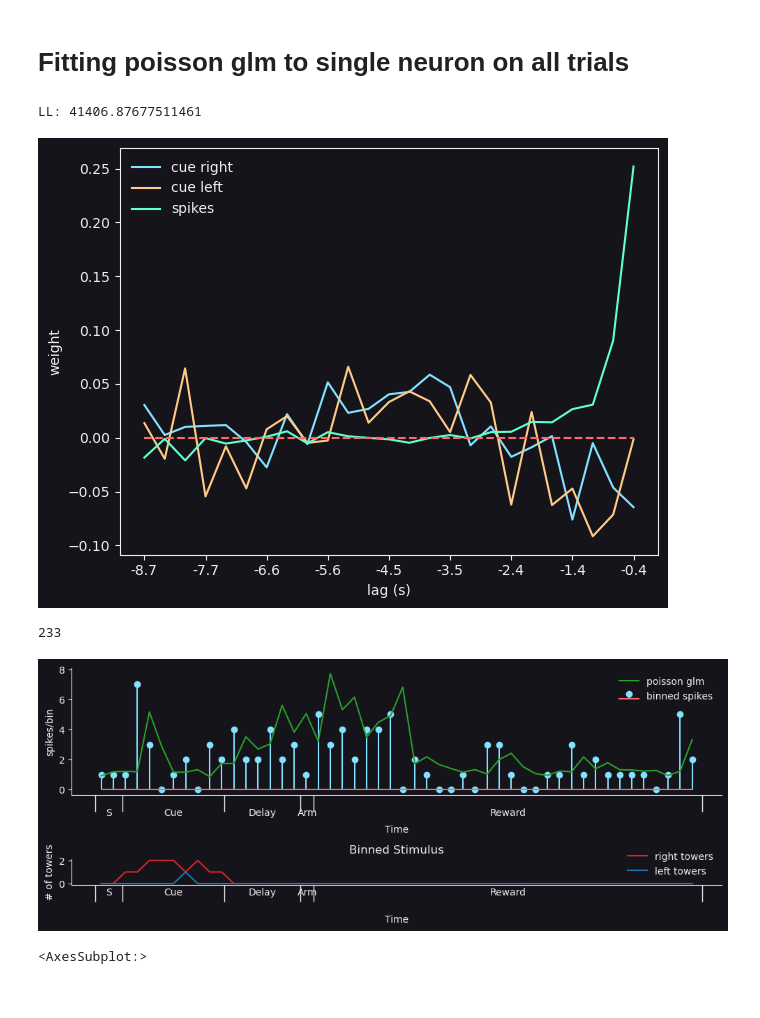
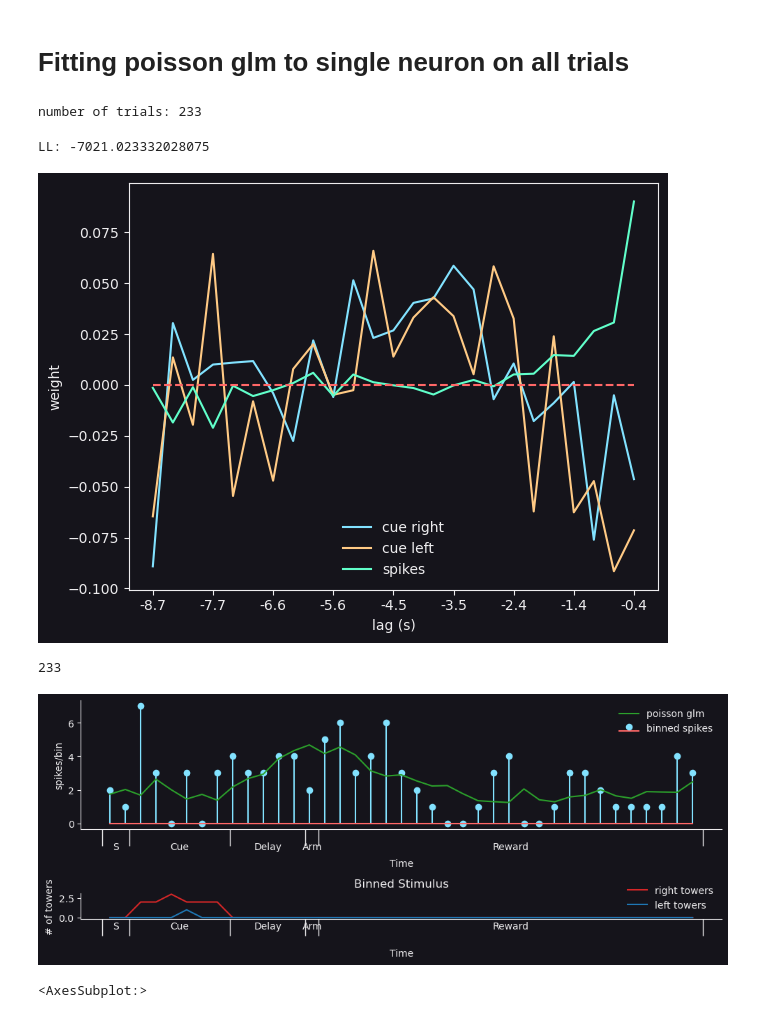
Before and after one commit to thejuc/towers_glm_hmm, a Jupyter notebook: glm_test.ipynb, the cells around one changed output. Saved outputs shown, nothing was run; the diff lists cells and outputs as text; code cells hidden in the pictures.

```diff
--- a/glm_test.ipynb
+++ b/glm_test.ipynb
@@ -122,7 +126,7 @@ X_sp.shape
 
 neuron = 11
 trial_indices = np.nonzero(data["currMaze"] > 7)[0]
-
+print(f'number of trials: {trial_indices.size}')
 X = []
 y = []
 filt_len = 25
@@ -145,11 +149,14 @@ for trial_idx in trial_indices:
     binned_stimr, _ = np.histogram(rcue_times, bins)
     binned_stiml, _ = np.histogram(lcue_times, bins)
     binned_spikes, _ = np.histogram(spikes - trial_start, bins)
+    binned_ev = np.cumsum(binned_stimr) - np.cumsum(binned_stiml)
 
     padded_stimr = np.pad(binned_stimr, (filt_len - 1, 0), constant_values=(0, 0))
     X_sr = hankel(padded_stimr[: -filt_len + 1], padded_stimr[-filt_len:])
     padded_stiml = np.pad(binned_stiml, (filt_len - 1, 0), constant_values=(0, 0))
     X_sl = hankel(padded_stiml[: -filt_len + 1], padded_stiml[-filt_len:])
+    padded_ev = np.pad(binned_ev, (filt_len - 1, 0), constant_values=(0, 0))
+    X_ev = hankel(padded_ev[: -filt_len + 1], padded_stiml[-filt_len:])
 
     padded_spikes = np.pad(binned_spikes[:-1], (filt_len, 0), constant_values=(0, 0))
     X_sp = hankel(padded_spikes[: -filt_len + 1], padded_spikes[-filt_len:])
@@ -159,32 +166,38 @@ for trial_idx in trial_indices:
 
 X = np.vstack(X)
 y = np.vstack(y)
+
+#,
+# %% [output]
+number of trials: 233
 # %%
-glm_poisson_exp = sm.GLM(endog=y, exog=X, family=sm.families.Poisson())
+weights = np.zeros(y.shape[0]) * 0.0001
+weights[:1000] = 1
 
-pGLM_results = glm_poisson_exp.fit(max_iter=100, tol=1e-6, tol_criterion="params")
+glm = sm.GLM(endog=y, exog=X, family=sm.families.Poisson())#, freq_weights=weights)
 
-pGLM_const = pGLM_results.params[0]
-pGLM_filt = pGLM_results.params[1:]  # stimulus filter
-rate_pred_pGLM = np.exp(pGLM_const + X[:, :-1] @ pGLM_filt)
+res = glm.fit(max_iter=1000, tol=1e-6, tol_criterion="params")
+
+w = res.params
+rate = np.exp(X@w)
+
+LL = y.T @ np.log(rate) - rate.sum()
+print(f"LL: {LL[0]}")
 
 fig, ax = plt.subplots()
-ax.plot(pGLM_filt.reshape(-1, filt_len).T, label=["cue right", "cue left", "spikes"])
+ax.plot(w[:-1].reshape(-1, filt_len).T, label=["cue right", "cue left", "spikes"])
 ax.plot(np.arange(filt_len), np.zeros(filt_len), "--")
 ax.legend()
 xlabels = np.round(
     -1 * np.arange(bin_size, filt_len * bin_size + bin_size, bin_size)[::-3], 1
 )
 ax.set_xticks(np.arange(filt_len)[::3], xlabels)
 ax.set_xlabel("lag (s)")
 ax.set_ylabel("weight")
 plt.tight_layout()
-
-LL = y.T @ np.log(rate_pred_pGLM) + rate_pred_pGLM.sum()
-print(f"LL: {LL[0]}")
 # %% [output]
-LL: 41406.87677511461
+LL: -7021.023332028075
-[figure, old version]
+[figure, new version]
 # %%
 fig, axs = plt.subplots(2, 1, figsize=(10, 4), gridspec_kw={"height_ratios": [5, 1]})
 
@@ -219,7 +232,8 @@ X_sp = hankel(padded_spikes[: -filt_len + 1], padded_spikes[-filt_len:])
 
 X_plot = np.hstack((X_sr, X_sl, X_sp, np.ones((X_sp.shape[0], 1))))
 y_plot = binned_spikes[:, np.newaxis]
-y_pred = np.exp(pGLM_const + X_plot[:, :-1] @ pGLM_filt)
+# y_pred = np.exp(pGLM_const + X_plot[:, :-1] @ pGLM_filt)
+y_pred = np.exp(X_plot @ w)
 
 axs[0].stem(bin_centers, y_plot, label="binned spikes")
 axs[0].plot(bin_centers, y_pred, color="tab:green", label="poisson glm")
@@ -238,7 +252,7 @@ plt.tight_layout()
 sns.despine()
 # %% [output]
 233
-[figure, old version]
+[figure, new version]
 # %%
 sns.heatmap(X[:200, :40])
 # %% [output]
```
Also changed, not shown: parts of 3 cells of this notebook, 3 other files.
